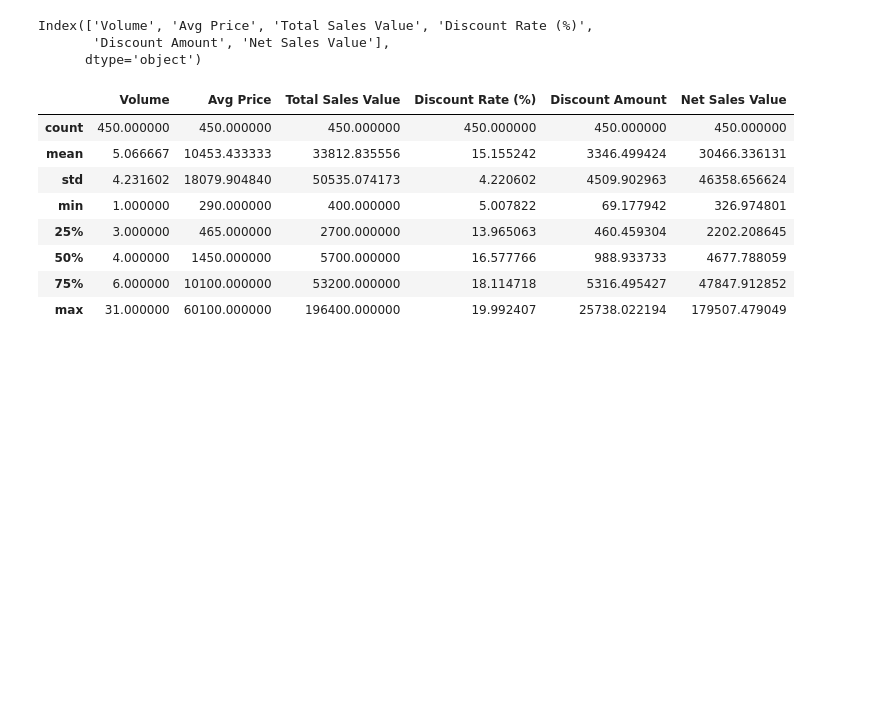
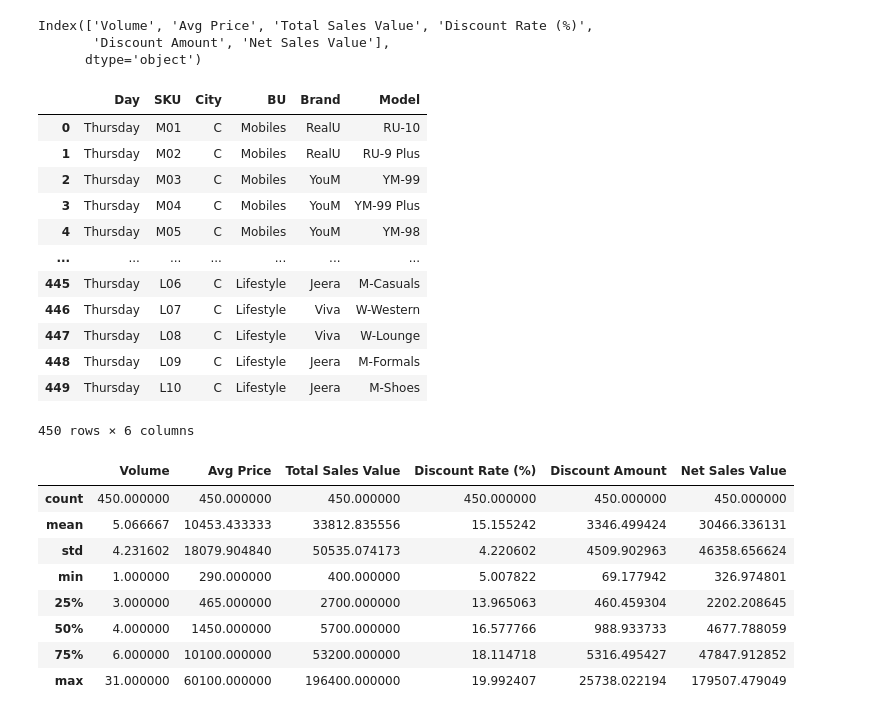
Before and after one commit to Smita2597/ds-repo, a Jupyter notebook: Assignment/Basic Stats.ipynb, the cells around one changed output. Drawn from its saved outputs; the diff is of its cells as text; code cells hidden in the pictures; blank space fills up the shorter version.

```diff
--- a/Assignment/Basic Stats.ipynb
+++ b/Assignment/Basic Stats.ipynb
@@ -80,6 +84,23 @@ numerical_col.columns
 Index(['Volume', 'Avg Price', 'Total Sales Value', 'Discount Rate (%)',
        'Discount Amount', 'Net Sales Value'],
       dtype='object')
+# %%
+# Identify categorical columns
+sales_data.select_dtypes(object)
+# %% [output]
+|  | Day | SKU | City | BU | Brand | Model |
+| 0 | Thursday | M01 | C | Mobiles | RealU | RU-10 |
+| 1 | Thursday | M02 | C | Mobiles | RealU | RU-9 Plus |
+| 2 | Thursday | M03 | C | Mobiles | YouM | YM-99 |
+| 3 | Thursday | M04 | C | Mobiles | YouM | YM-99 Plus |
+| 4 | Thursday | M05 | C | Mobiles | YouM | YM-98 |
+| ... | ... | ... | ... | ... | ... | ... |
+| 445 | Thursday | L06 | C | Lifestyle | Jeera | M-Casuals |
+| 446 | Thursday | L07 | C | Lifestyle | Viva | W-Western |
+| 447 | Thursday | L08 | C | Lifestyle | Viva | W-Lounge |
+| 448 | Thursday | L09 | C | Lifestyle | Jeera | M-Formals |
+| 449 | Thursday | L10 | C | Lifestyle | Jeera | M-Shoes |
+450 rows × 6 columns
 # %%
 numerical_col.describe(include='all')
 # %% [output]
```
Also changed, not shown: parts of 5 cells of this notebook, 2 other files.
